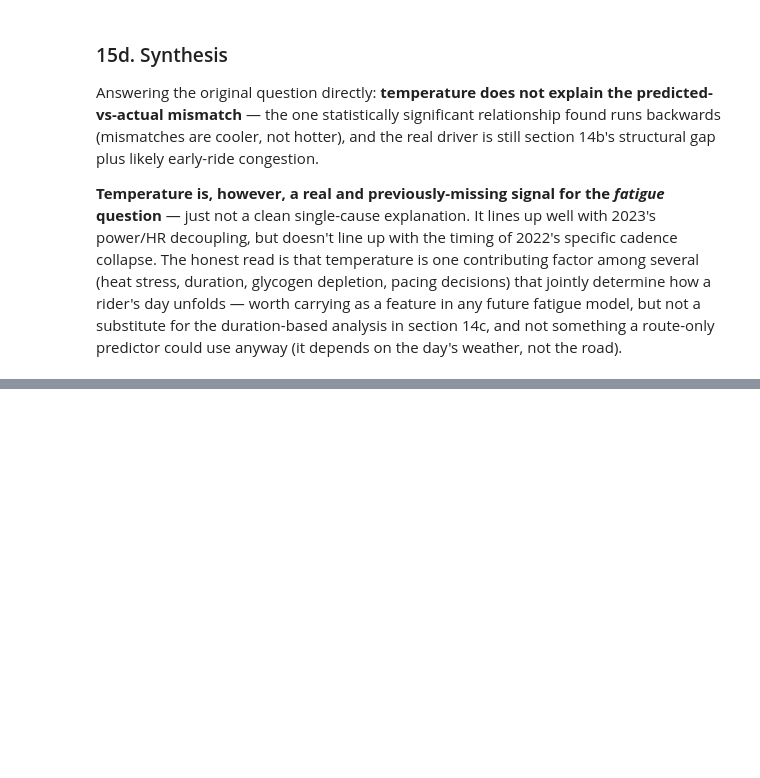
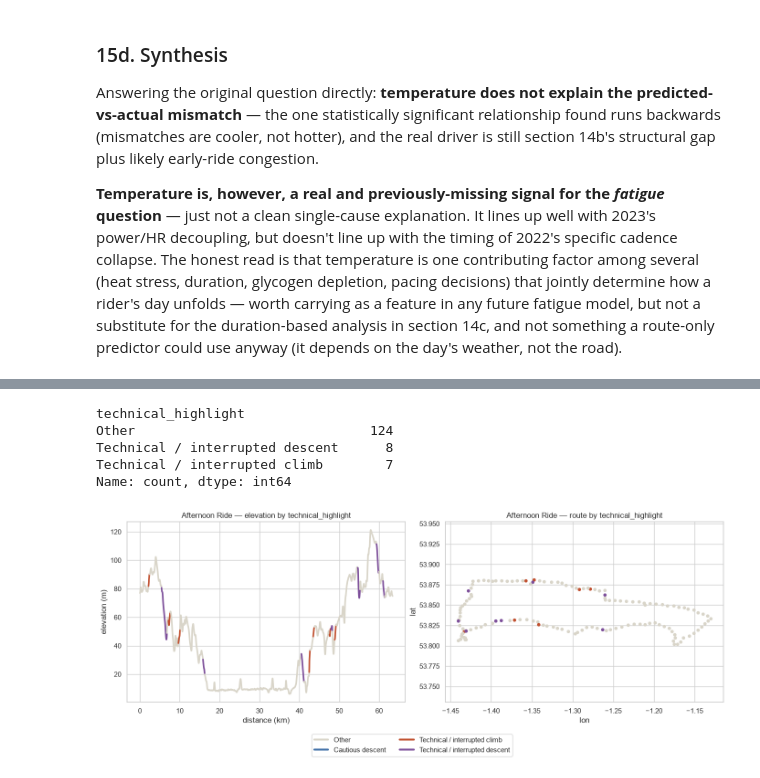
Before and after one commit to KevinMayfield/MyPhysicalHealth, a Jupyter notebook: segment-analysis/notebooks/segment_clustering.ipynb, the cells around one changed output, grey strips where cells are left out. Saved outputs shown, nothing was run; the diff lists cells and outputs as text; code cells hidden in the pictures; blank space fills up the shorter version.

```diff
--- a/segment-analysis/notebooks/segment_clustering.ipynb
+++ b/segment-analysis/notebooks/segment_clustering.ipynb
@@ -1173,3 +1260,32 @@ section 14c, and not something a route-only predictor could use anyway
+# %%
+CAUTIOUS_TECHNICAL = ["Cautious descent", "Technical / interrupted climb", "Technical / interrupted descent"]
+
+combined["technical_highlight"] = combined["raw_label"].where(
+    combined["raw_label"].isin(CAUTIOUS_TECHNICAL), "Other"
+)
+
+technical_palette = {
+    "Other": "#d9d5c9",
+    "Cautious descent": "#3f6fa8",
+    "Technical / interrupted climb": "#c1502f",
+    "Technical / interrupted descent": "#7d4f9a",
+}
+
+print(combined[combined["ride"] == AFTERNOON_RIDE]["technical_highlight"].value_counts())
+
+fig, axes = plt.subplots(1, 2, figsize=(14, 5))
+plot_ride_by(AFTERNOON_RIDE, "technical_highlight", technical_palette, axes[0], axes[1])
+
+handles = [plt.Line2D([0], [0], color=c, lw=3, label=l) for l, c in technical_palette.items()]
+fig.legend(handles=handles, loc="lower center", ncol=2, bbox_to_anchor=(0.5, -0.12))
+fig.tight_layout()
+# %% [output]
+technical_highlight
+Other                              124
+Technical / interrupted descent      8
+Technical / interrupted climb        7
+Name: count, dtype: int64
+[figure, added]
 # %% [markdown]
 ## Summary
 
```
Also changed, not shown: parts of 6 cells of this notebook, 6 other files.
